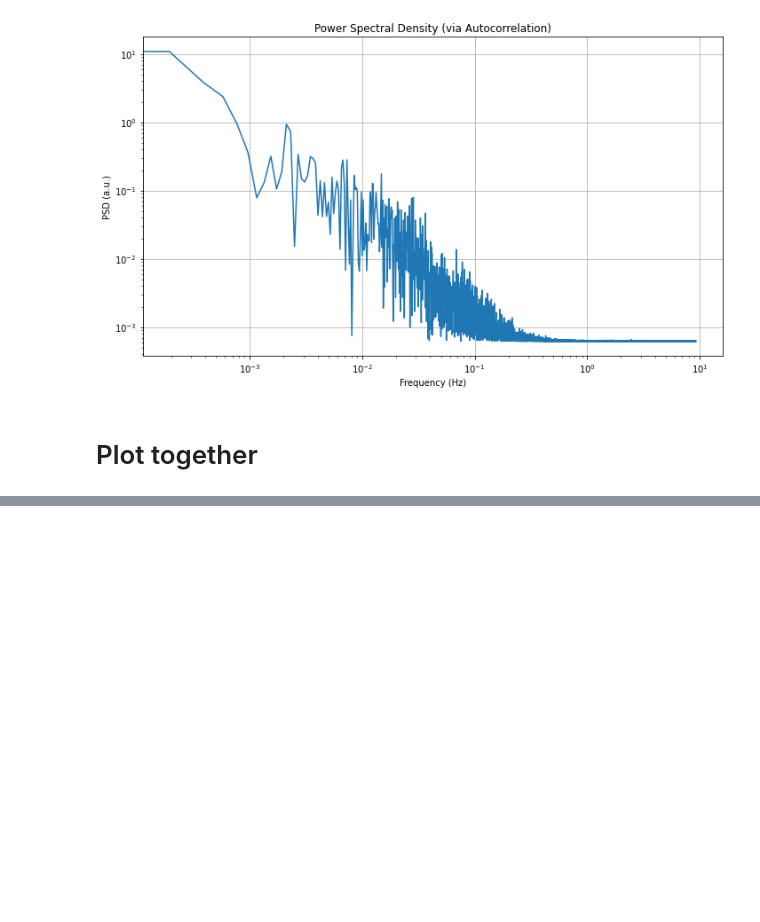
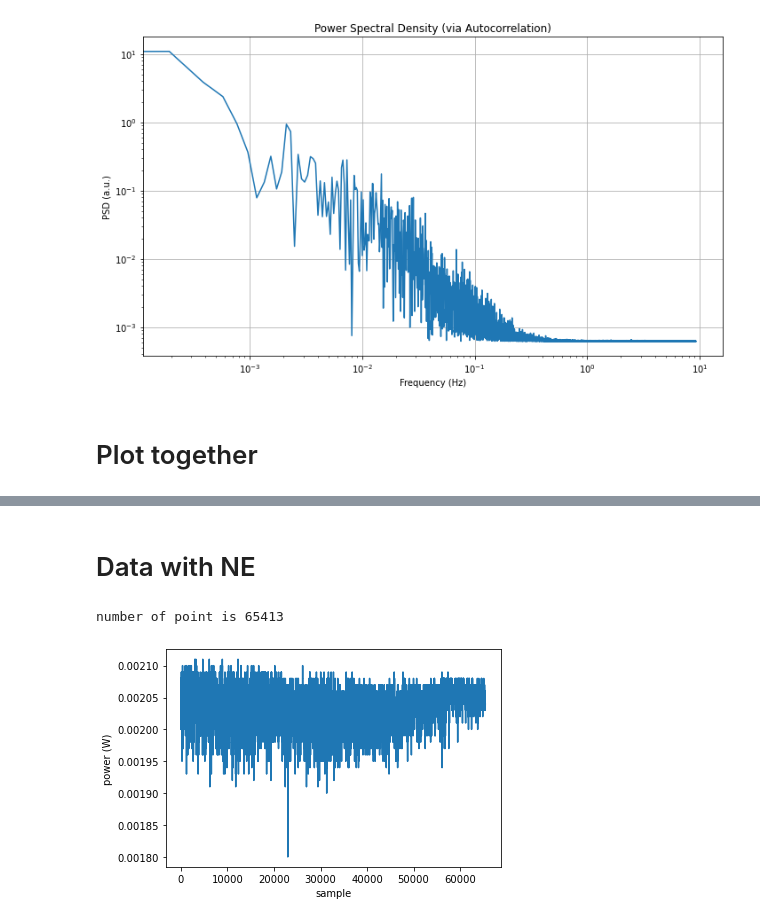
Before and after one commit to ahserhan/PSD-Calculation, a Jupyter notebook: experiment/Autocorrelation Method.ipynb, the cells around one changed output, grey strips where cells are left out. Saved outputs shown, nothing was run; the diff lists cells and outputs as text; code cells hidden in the pictures; blank space fills up the shorter version.

```diff
--- a/experiment/Autocorrelation Method.ipynb
+++ b/experiment/Autocorrelation Method.ipynb
@@ -243,0 +245,11 @@ plt.show()
+# %% [markdown]
+# Data with NE
+# %%
+power_time_series3 = pandas.read_csv("Data_NE.csv")["power"]
+plt.plot(power_time_series3)
+plt.xlabel("sample")
+plt.ylabel("power (W)")
+print(f"number of point is {len(power_time_series3)}")
+# %% [output]
+number of point is 65413
+[figure, added]
```
Also changed, not shown: parts of 9 cells of this notebook, 2 other files.
